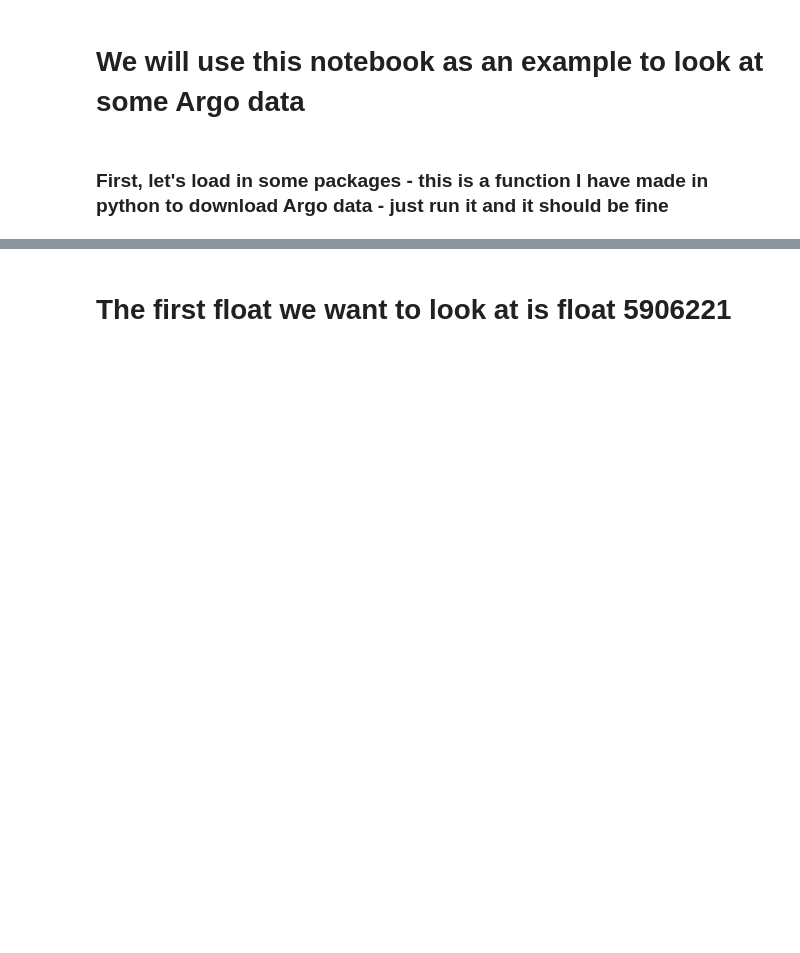
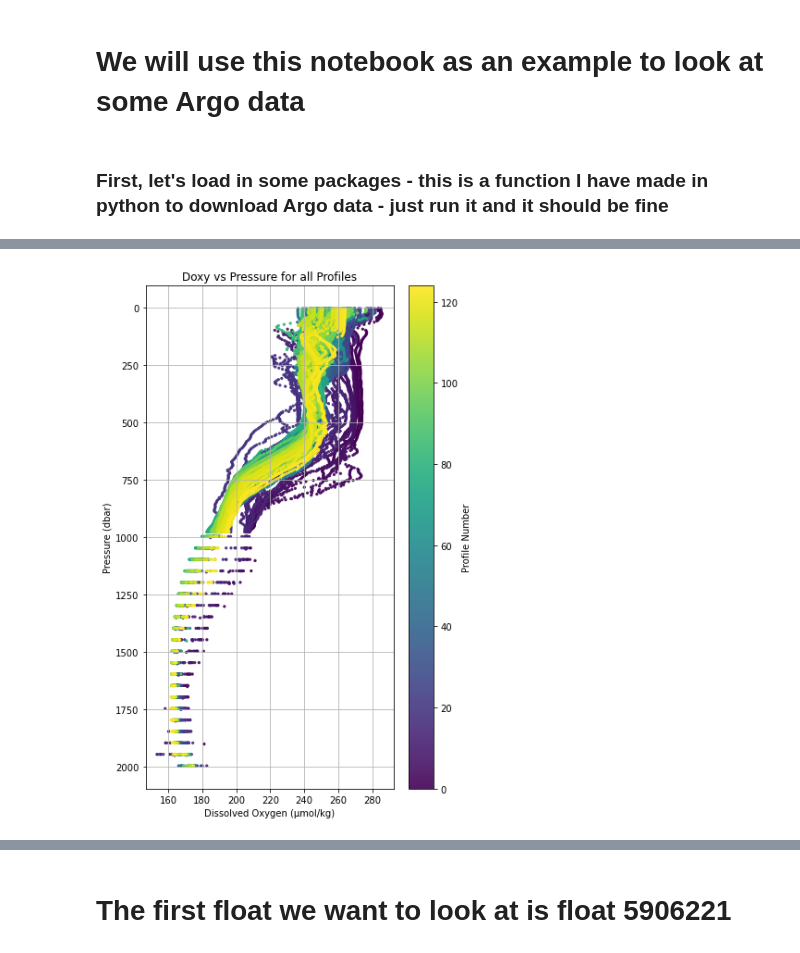
Before and after one commit to ribeiron/CAPSTAN_HAB_work, a Jupyter notebook: Notebooks/argo_data_access_JW.ipynb, the cells around one changed output, grey strips where cells are left out. Drawn from its saved outputs; the diff is of its cells as text; code cells hidden in the pictures; blank space fills up the shorter version.

```diff
--- a/Notebooks/argo_data_access_JW.ipynb
+++ b/Notebooks/argo_data_access_JW.ipynb
@@ -179,0 +393,26 @@ def download_file(url_path,filename,save_to=None,overwrite=False,verbose=True):
+# %%
+import matplotlib.pyplot as plt
+
+# First, define bin_centers
+bin_edges = np.arange(0, 2005, 5)
+bin_centers = (bin_edges[:-1] + bin_edges[1:]) / 2
+
+# Now plot
+plt.figure(figsize=(6,10))
+plt.scatter(
+    binned_ds.doxy.values.flatten(),                # x-axis: DOXY
+    np.tile(bin_centers, binned_ds.doxy.shape[0]),   # y-axis: Pressure
+    c=np.repeat(np.arange(binned_ds.doxy.shape[0]), len(bin_centers)),  # color by profile
+    cmap='viridis',
+    s=5,
+    alpha=0.9
+)
+plt.grid()
+plt.gca().invert_yaxis()  # Pressure increases downward
+plt.xlabel('Dissolved Oxygen (μmol/kg)')
+plt.ylabel('Pressure (dbar)')
+plt.colorbar(label='Profile Number')
+plt.title('Doxy vs Pressure for all Profiles')
+plt.show()
+# %% [output]
+[figure, added]
```
Also changed, not shown: parts of 41 cells of this notebook, 7 other files.
